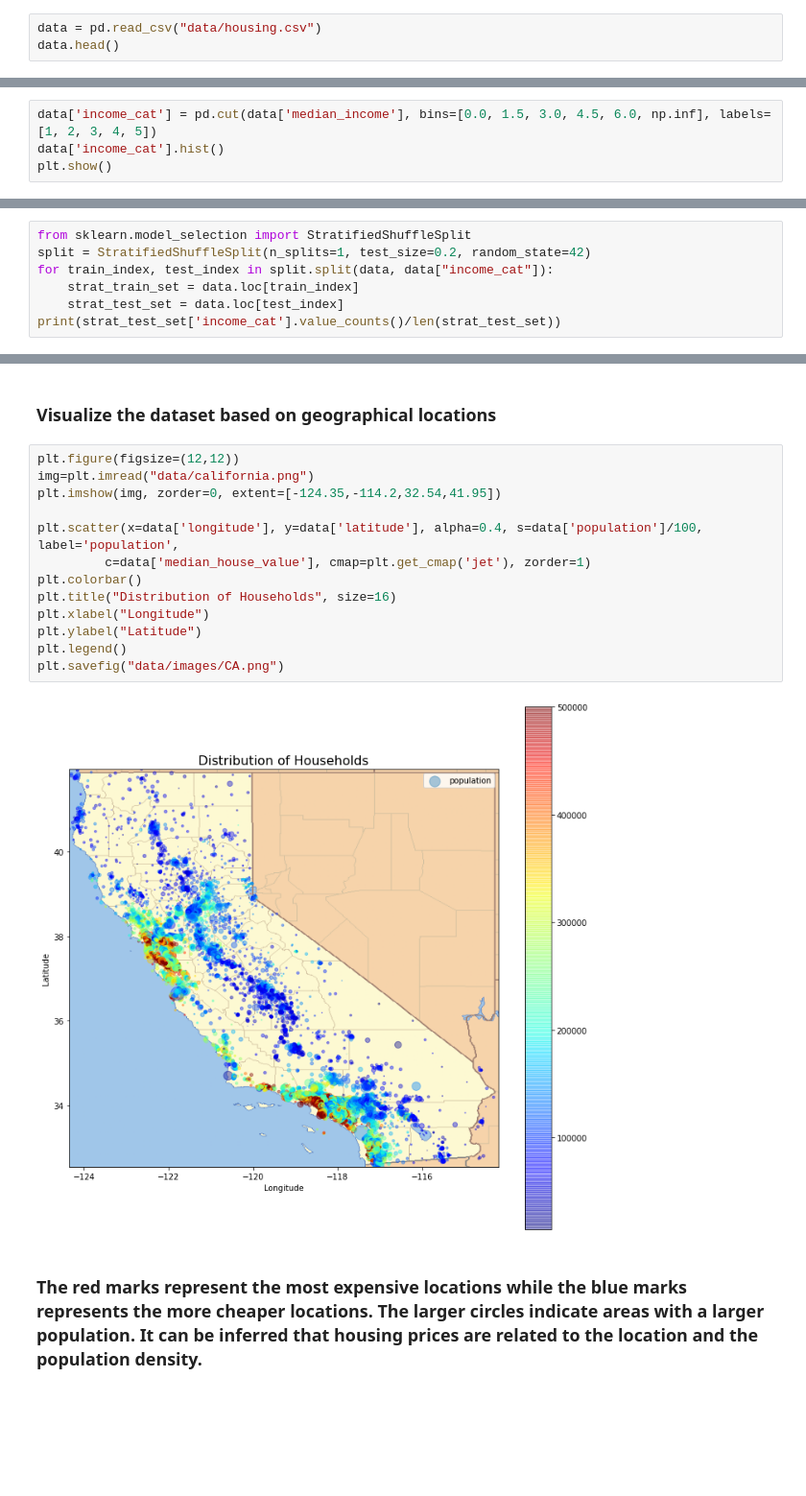
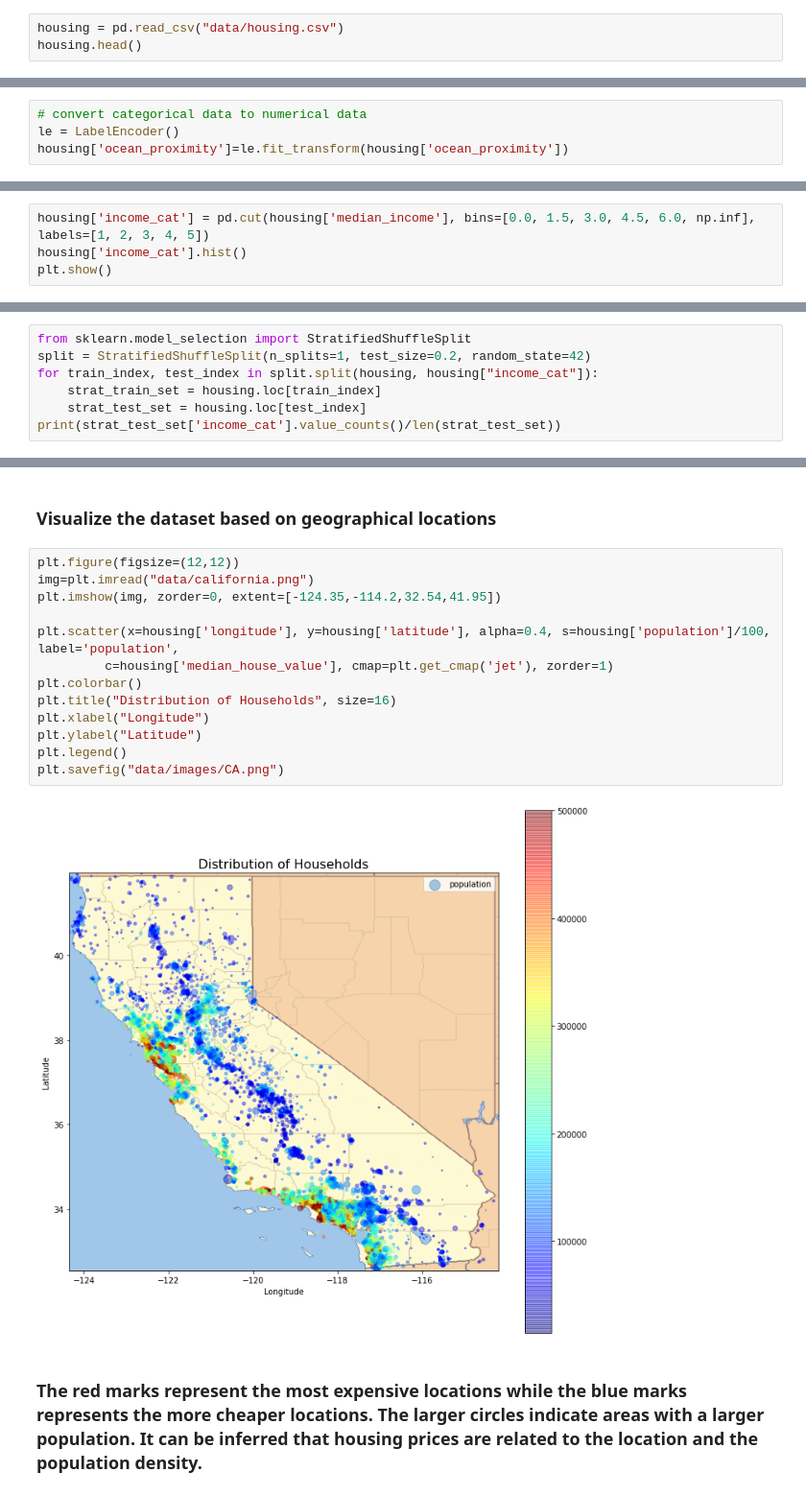
Before and after one commit to J3N1/pen15_project, a Jupyter notebook: CA Housing Prediction.ipynb, the cells around one changed output, grey strips where cells are left out. Shown at 96% size. Cells and saved outputs as stored; diff of their text form; blank space fills up the shorter version.

```diff
--- a/CA Housing Prediction.ipynb
+++ b/CA Housing Prediction.ipynb
@@ -15,6 +17,6 @@ from sklearn.base import BaseEstimator, TransformerMixin, RegressorMixin
 # %%
-data = pd.read_csv("data/housing.csv")
-data.head()
+housing = pd.read_csv("data/housing.csv")
+housing.head()
 # %% [output]
 |  | longitude | latitude | housing_median_age | total_rooms | total_bedrooms | population | households | ... |
 | 0 | -122.23 | 37.88 | 41.0 | 880.0 | 129.0 | 322.0 | 126.0 | ... |
@@ -51,4 +53,8 @@ NEAR OCEAN    2658
 NEAR BAY      2290
 ISLAND           5
 Name: ocean_proximity, dtype: int64
+# %%
+# convert categorical data to numerical data
+le = LabelEncoder()
+housing['ocean_proximity']=le.fit_transform(housing['ocean_proximity'])
 # %%
@@ -74,8 +80,8 @@ plt.show()
 # %% [markdown]
 ### Most of the median income clusters around 1.5 to 6.0.
 # %%
-data['income_cat'] = pd.cut(data['median_income'], bins=[0.0, 1.5, 3.0, 4.5, 6.0, np.inf], labels=[1, 2, 3, 4, 5])
-data['income_cat'].hist()
+housing['income_cat'] = pd.cut(housing['median_income'], bins=[0.0, 1.5, 3.0, 4.5, 6.0, np.inf], labels=[1, 2, 3, 4, 5])
+housing['income_cat'].hist()
 plt.show()
 # %% [output]
 [figure]
@@ -84,9 +90,9 @@ plt.show()
 # %%
 from sklearn.model_selection import StratifiedShuffleSplit
 split = StratifiedShuffleSplit(n_splits=1, test_size=0.2, random_state=42)
-for train_index, test_index in split.split(data, data["income_cat"]):
-    strat_train_set = data.loc[train_index]
-    strat_test_set = data.loc[test_index]
+for train_index, test_index in split.split(housing, housing["income_cat"]):
+    strat_train_set = housing.loc[train_index]
+    strat_test_set = housing.loc[test_index]
 print(strat_test_set['income_cat'].value_counts()/len(strat_test_set))
 # %% [output]
 3    0.350533
@@ -106,18 +112,18 @@ housing = strat_train_set.copy()
 # %%
 plt.figure(figsize=(12,12))
 img=plt.imread("data/california.png")
 plt.imshow(img, zorder=0, extent=[-124.35,-114.2,32.54,41.95])
 
-plt.scatter(x=data['longitude'], y=data['latitude'], alpha=0.4, s=data['population']/100, label='population',
-         c=data['median_house_value'], cmap=plt.get_cmap('jet'), zorder=1)
+plt.scatter(x=housing['longitude'], y=housing['latitude'], alpha=0.4, s=housing['population']/100, label='population',
+         c=housing['median_house_value'], cmap=plt.get_cmap('jet'), zorder=1)
 plt.colorbar()
 plt.title("Distribution of Households", size=16)
 plt.xlabel("Longitude")
 plt.ylabel("Latitude")
 plt.legend()
 plt.savefig("data/images/CA.png")
 # %% [output]
-[figure, old version]
+[figure, new version]
 # %% [markdown]
 ### The red marks represent the most expensive locations while the blue marks represents the more cheaper locations. The larger circles indicate areas with a larger population. It can be inferred that housing prices are related to the location and the population density.
 # %% [markdown]
```
Also changed, not shown: parts of 23 cells of this notebook, 4 other files.
